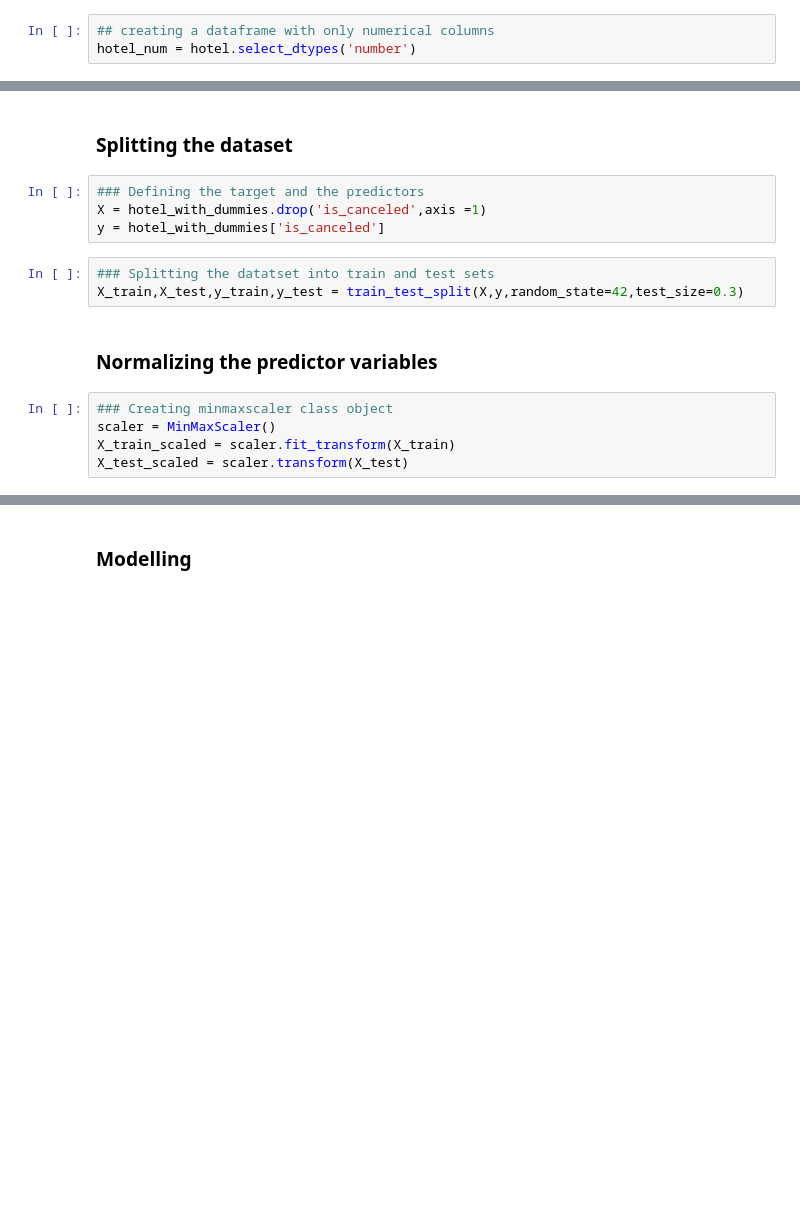
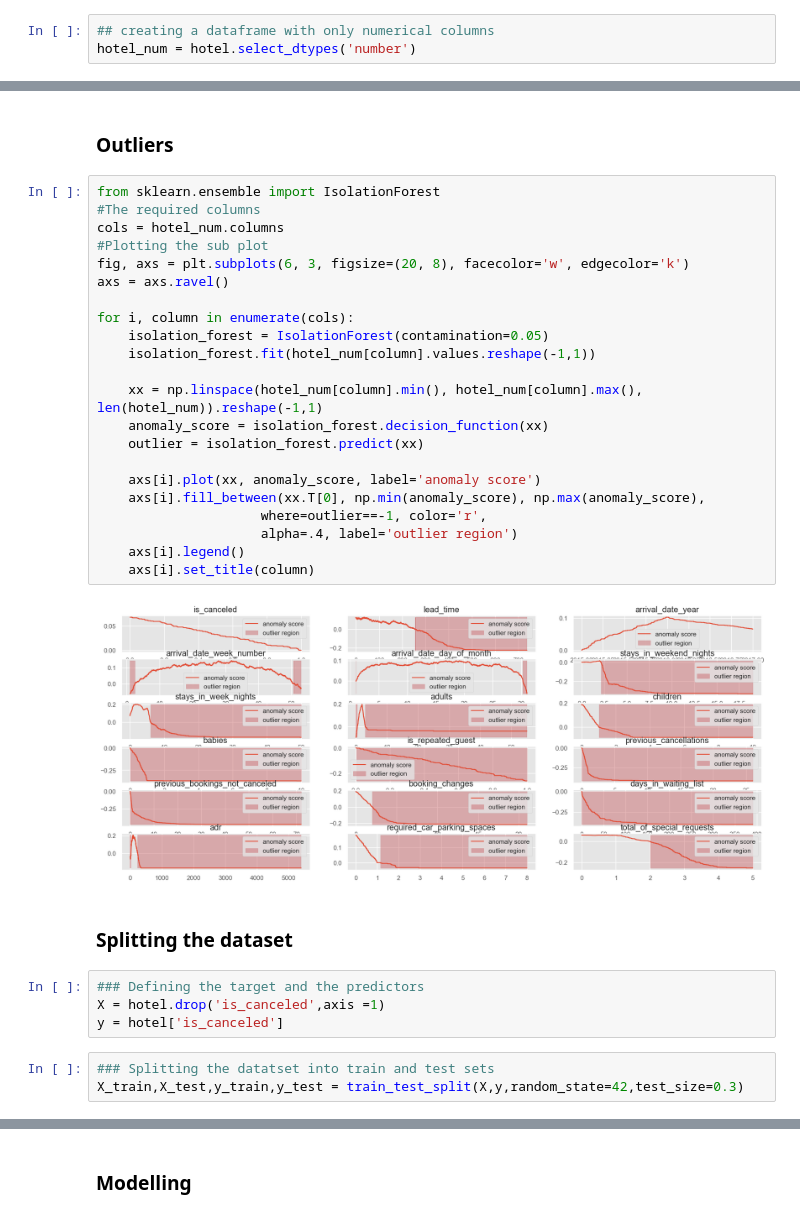
Before and after one commit to u-mar/Churn-Prediction, a Jupyter notebook: student.ipynb, the cells around one changed output, grey strips where cells are left out. Drawn from its saved outputs; the diff is of its cells as text; blank space fills up the shorter version.

```diff
--- a/student.ipynb
+++ b/student.ipynb
@@ -301,16 +278,35 @@ hotel_with_dummies
+# %% [markdown]
+### Outliers
+# %%
+from sklearn.ensemble import IsolationForest
+#The required columns
+cols = hotel_num.columns
+#Plotting the sub plot
+fig, axs = plt.subplots(6, 3, figsize=(20, 8), facecolor='w', edgecolor='k')
+axs = axs.ravel()
+
+for i, column in enumerate(cols):
+    isolation_forest = IsolationForest(contamination=0.05)
+    isolation_forest.fit(hotel_num[column].values.reshape(-1,1))
+
+    xx = np.linspace(hotel_num[column].min(), hotel_num[column].max(), len(hotel_num)).reshape(-1,1)
+    anomaly_score = isolation_forest.decision_function(xx)
+    outlier = isolation_forest.predict(xx)
+
+    axs[i].plot(xx, anomaly_score, label='anomaly score')
+    axs[i].fill_between(xx.T[0], np.min(anomaly_score), np.max(anomaly_score),
+                     where=outlier==-1, color='r',
+                     alpha=.4, label='outlier region')
+    axs[i].legend()
+    axs[i].set_title(column)
+# %% [output]
+[figure, added]
 # %% [markdown]
 ### Splitting the dataset
 # %%
 ### Defining the target and the predictors
-X = hotel_with_dummies.drop('is_canceled',axis =1)
-y = hotel_with_dummies['is_canceled']
+X = hotel.drop('is_canceled',axis =1)
+y = hotel['is_canceled']
 # %%
 ### Splitting the datatset into train and test sets
 X_train,X_test,y_train,y_test = train_test_split(X,y,random_state=42,test_size=0.3)
-# %% [markdown]
-###  Normalizing the predictor variables
-# %%
-### Creating minmaxscaler class object
-scaler = MinMaxScaler()
-X_train_scaled = scaler.fit_transform(X_train)
-X_test_scaled = scaler.transform(X_test)
```
Also changed, not shown: parts of 13 cells of this notebook.
